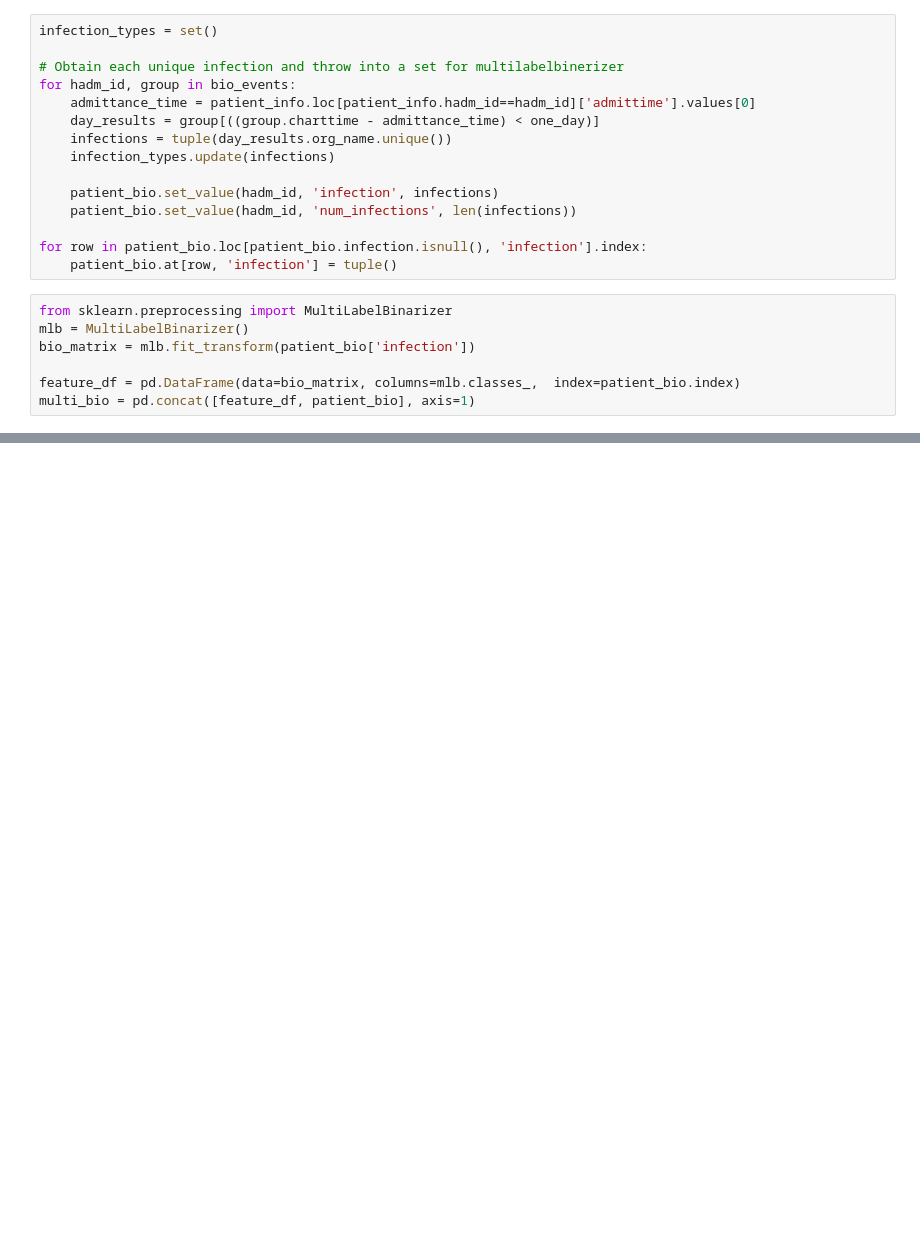
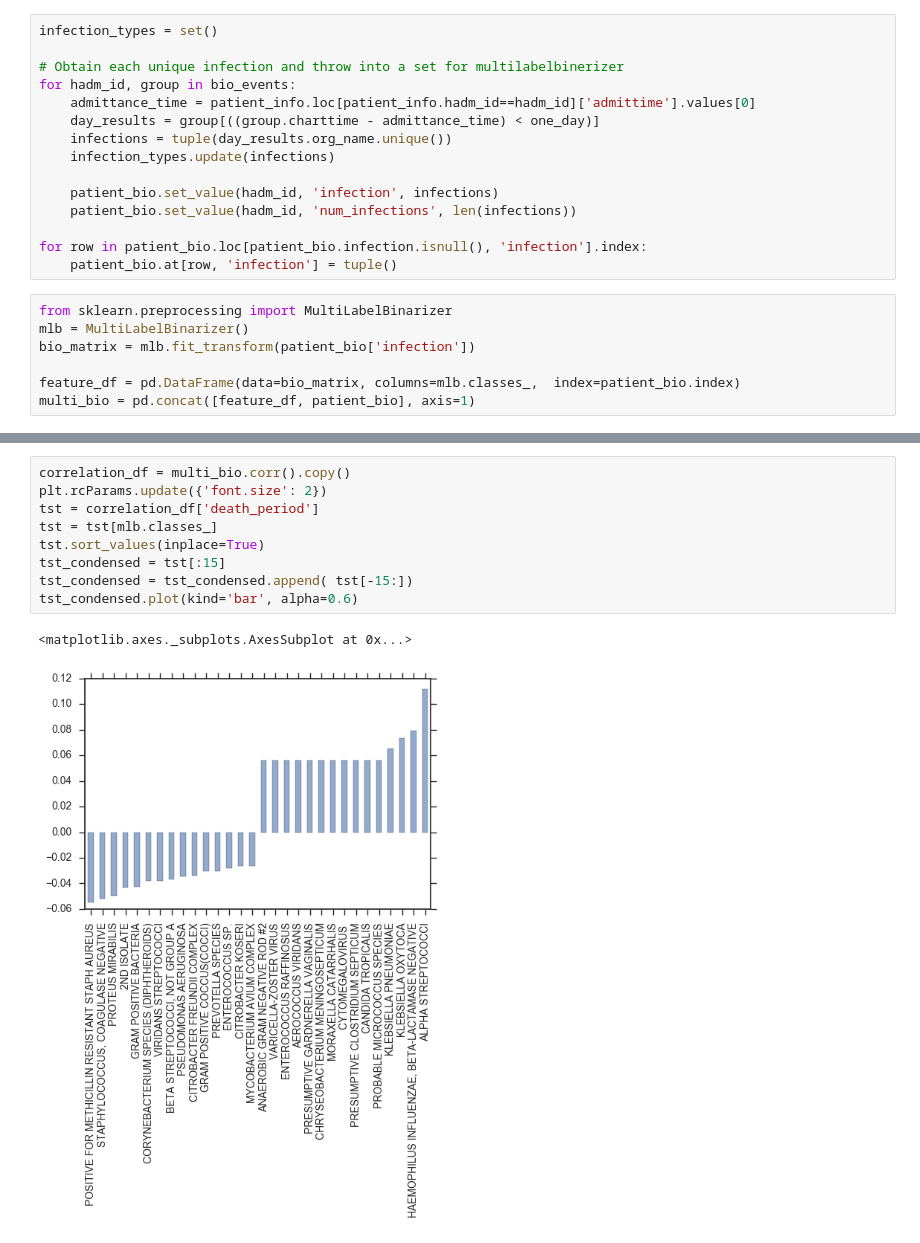
Before and after one commit to j-crowe/ICU_Survival_ML_Model_Comparison, a Jupyter notebook: Septic Feature Probe.ipynb, the cells around one changed output, grey strips where cells are left out. Cells and saved outputs as stored; diff of their text form; blank space fills up the shorter version.

```diff
--- a/Septic Feature Probe.ipynb
+++ b/Septic Feature Probe.ipynb
@@ -467,0 +481,12 @@ ValueError: labels ['infection'] not contained in axis
+# %%
+correlation_df = multi_bio.corr().copy()
+plt.rcParams.update({'font.size': 2})
+tst = correlation_df['death_period']
+tst = tst[mlb.classes_]
+tst.sort_values(inplace=True)
+tst_condensed = tst[:15]
+tst_condensed = tst_condensed.append( tst[-15:])
+tst_condensed.plot(kind='bar', alpha=0.6)
+# %% [output]
+<matplotlib.axes._subplots.AxesSubplot at 0x...>
+[figure, added]
```
Also changed, not shown: parts of 10 cells of this notebook.
